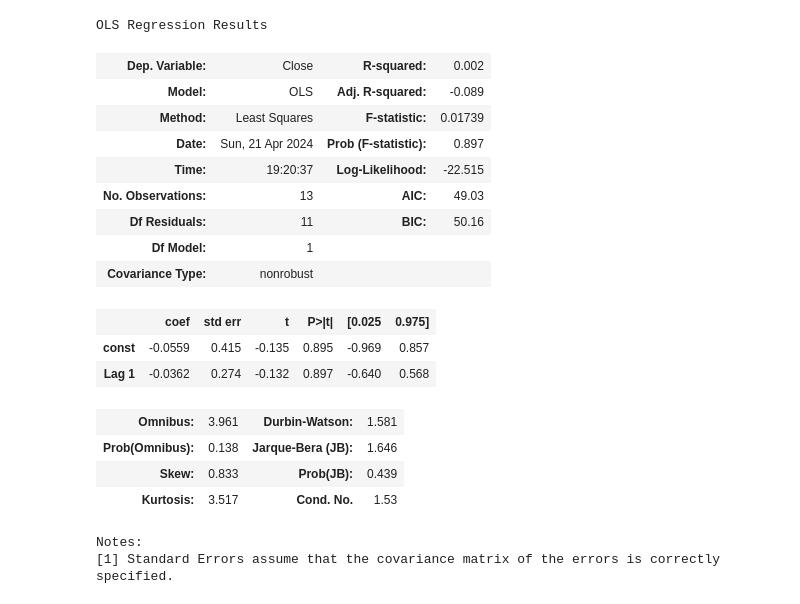
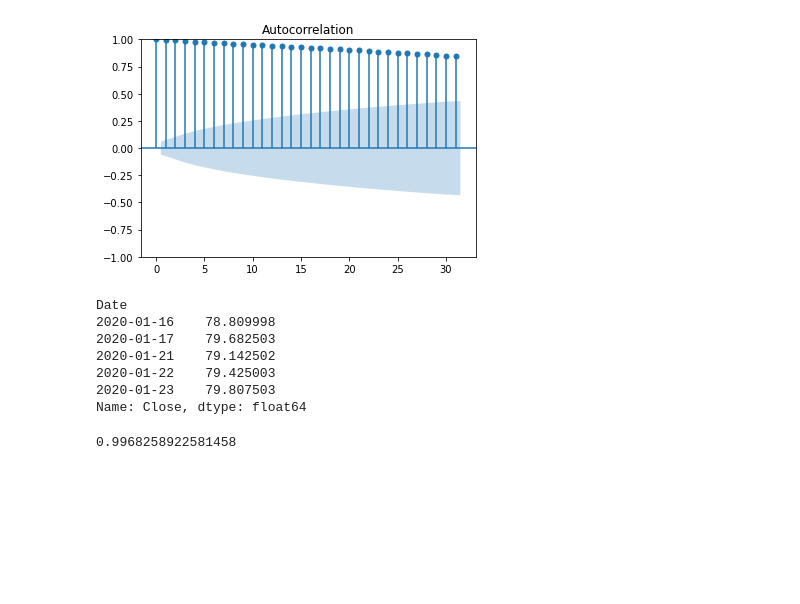
Before and after one commit to afolga/apziva_ai_residency, a Jupyter notebook: project5/notebooks/AutoRegressive.ipynb, the cells around one changed output. Drawn from its saved outputs; the diff is of its cells as text; code cells hidden in the pictures; blank space fills up the shorter version.

```diff
--- a/project5/notebooks/AutoRegressive.ipynb
+++ b/project5/notebooks/AutoRegressive.ipynb
@@ -26,40 +45,40 @@ Text(0.5, 1.0, 'ACF')
 # %%
-appl_train = train_data.Close.diff().fillna(0)
-appl_test = test_data.Close.diff().fillna(0)
-# Create lag
-apple_train_lag = appl_train.shift(1).fillna(0)
-apple_test_lag = appl_test.shift(1).fillna(0)
+
+# Adding lag features to the DataFrame
+for i in range(1, 6):  # Creating lag features up to 5 days
+    apple_data[f'Lag_{i}'] = apple_data['Close'].shift(i)
+
+# Drop rows with NaN values resulting from creating lag features
+apple_data.dropna(inplace=True)
+
+# Split the data into training and testing sets
+train_size = int(0.8 * len(apple_data))
+train_data = apple_data[:train_size]
+test_data = apple_data[train_size:]
+
+# Define the input features (lag features) and target variable
+
+y_train = train_data['Close']
+
+y_test = test_data['Close']
 # %%
-train_regression=pd.DataFrame(appl_train)
-test_regression=pd.DataFrame(appl_test)
-train_regression["Lag 1"]=apple_train_lag
-test_regression["Lag 1"]=apple_test_lag
+
+from statsmodels.graphics.tsaplots import plot_acf
+series = apple_data['Close']
+plot_acf(series)
+plt.show()
+series.head()
+# %% [output]
+[figure, added]
+Date
+2020-01-16    78.809998
+2020-01-17    79.682503
+2020-01-21    79.142502
+2020-01-22    79.425003
+2020-01-23    79.807503
+Name: Close, dtype: float64
 # %%
-import statsmodels.api as sm
-y = train_regression["Close"].iloc[-13:]
-x = train_regression["Lag 1"].iloc[-13:]
-x = sm.add_constant(x)
-model = sm.OLS(y,x)
-results = model.fit()
-results.summary()
+apple_data['Close'].corr(apple_data['Close'].shift(1))
 # %% [output]
-OLS Regression Results
+0.9968258922581458
-| Dep. Variable: | Close | R-squared: | 0.002 |
-| Model: | OLS | Adj. R-squared: | -0.089 |
-| Method: | Least Squares | F-statistic: | 0.01739 |
-| Date: | Sun, 21 Apr 2024 | Prob (F-statistic): | 0.897 |
-| Time: | 19:20:37 | Log-Likelihood: | -22.515 |
-| No. Observations: | 13 | AIC: | 49.03 |
-| Df Residuals: | 11 | BIC: | 50.16 |
-| Df Model: | 1 |  |  |
-| Covariance Type: | nonrobust |  |  |
-|  | coef | std err | t | P>|t| | [0.025 | 0.975] |
-| const | -0.0559 | 0.415 | -0.135 | 0.895 | -0.969 | 0.857 |
-| Lag 1 | -0.0362 | 0.274 | -0.132 | 0.897 | -0.640 | 0.568 |
-| Omnibus: | 3.961 | Durbin-Watson: | 1.581 |
-| Prob(Omnibus): | 0.138 | Jarque-Bera (JB): | 1.646 |
-| Skew: | 0.833 | Prob(JB): | 0.439 |
-| Kurtosis: | 3.517 | Cond. No. | 1.53 |
-Notes:
-[1] Standard Errors assume that the covariance matrix of the errors is correctly specified.
 # %%
```
Also changed, not shown: parts of 9 cells of this notebook, 6 other files.
